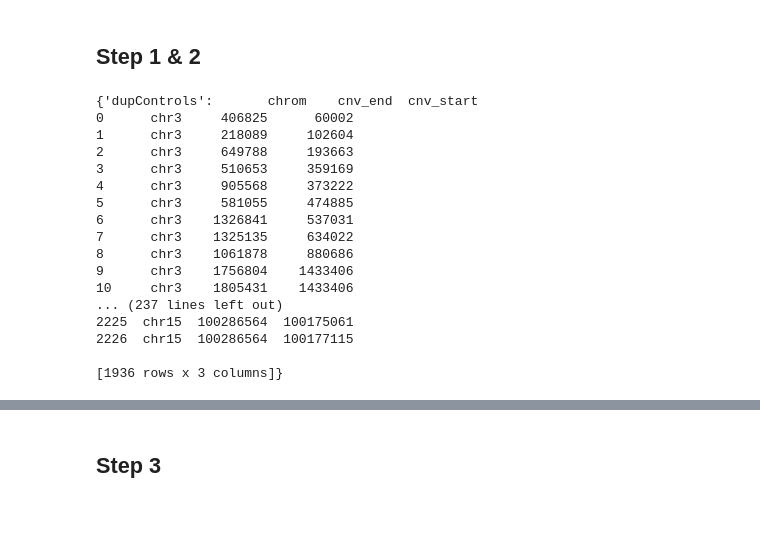
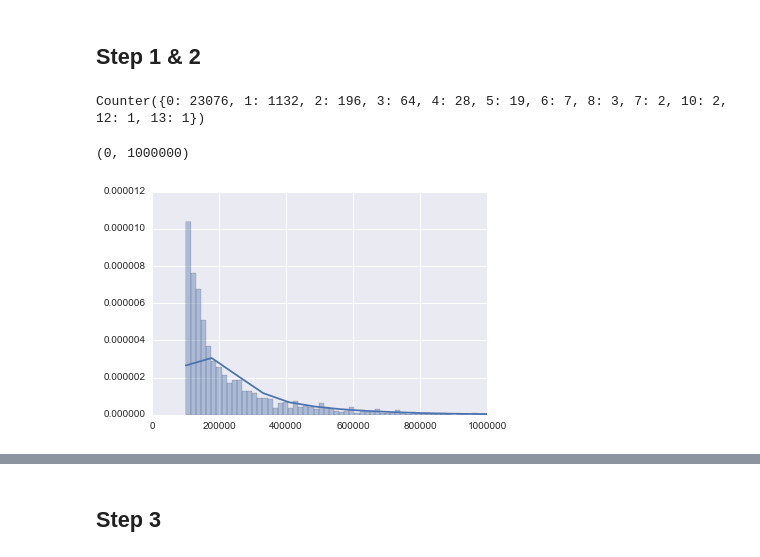
Before and after one commit to gaow/cnv-gene-mapping, a Jupyter notebook: analysis/simulation.ipynb, the cells around one changed output, grey strips where cells are left out. Drawn from its saved outputs; the diff is of its cells as text; code cells hidden in the pictures; blank space fills up the shorter version.

```diff
--- a/analysis/simulation.ipynb
+++ b/analysis/simulation.ipynb
@@ -98,25 +99,7 @@ for dataset in cnvbed.keys():
         cnvbed_df[dataset]["cnv_end"] += list(end)
     cnvbed_df[dataset] = pd.DataFrame.from_dict(cnvbed_df[dataset]).drop_duplicates(
                                             subset=("chrom", "cnv_start", "cnv_end"))
-print (cnvbed_df)
+#print (cnvbed_df)
-# %% [output]
-{'dupControls':       chrom    cnv_end  cnv_start
-0      chr3     406825      60002
-1      chr3     218089     102604
-2      chr3     649788     193663
-3      chr3     510653     359169
-4      chr3     905568     373222
-5      chr3     581055     474885
-6      chr3    1326841     537031
-7      chr3    1325135     634022
-8      chr3    1061878     880686
-9      chr3    1756804    1433406
-10     chr3    1805431    1433406
-... (237 lines left out)
-2225  chr15  100286564  100175061
-2226  chr15  100286564  100177115
-
-[1936 rows x 3 columns]}
 # %%
 # check how many CNVs start in 10K blocks genome
 block = 10000
@@ -132,16 +115,47 @@ for i in range(1,n):
 #print (dup_block)
 cnvdel = [cnvbed_df["delCases"], cnvbed_df["delControls"]]
 cnvdup = [cnvbed_df["dupCases"], cnvbed_df["dupControls"]]
-#print (cnvdel)
+#cnvdel = pd.concat(cnvdel).drop_duplicates(subset=("chrom", "cnv_start", "cnv_end"))
+#print (len(list(cnvdel["cnv_start"])))
 del_df = pd.concat(cnvdel).drop_duplicates(subset=("chrom", "cnv_start", "cnv_end")).transpose()
 dup_df = pd.concat(cnvdup).drop_duplicates(subset=("chrom", "cnv_start", "cnv_end")).transpose()
-#print (del_df)
+
 for line, value in del_df.items():
     index = int(value["cnv_start"] / block+1)
     del_block[index] += 1
-    #print (index)
 #print (del_block)
 for line, value in dup_df.items():
     index = int(value["cnv_start"] / block+1)
     dup_block[index] += 1
+
+dist_del = list(del_block.values())
+#print (len(dist_del))
+counter_del = Counter(dist_del)
+print ((counter_del))
+# %% [output]
+Counter({0: 23076, 1: 1132, 2: 196, 3: 64, 4: 28, 5: 19, 6: 7, 8: 3, 7: 2, 10: 2, 12: 1, 13: 1})
+# %%
+# length of CNVs, and fit mixed geometric distribution
+cnv_length = {}
+for name, value in cnvbed_df.items():
+    query = """
+    SELECT cnv_end-cnv_start
+    FROM value
+    """
+    cnv_length[name] = sqldf(query)
+    cnv_length[name] = cnv_length[name].rename(columns={"cnv_end-cnv_start": "cnv_length"})
+#print (cnv_length["delCases"])
+#print (np.median(cnv_length["dupCases"]))
+del_length = [cnv_length["delCases"], cnv_length["delControls"]]
+#print (del_length)
+dup_length = [cnv_length["dupCases"], cnv_length["dupControls"]]
+del_length = pd.concat(del_length).transpose()
+dup_length = pd.concat(dup_length).transpose()
+sns.distplot(del_length, 500)
+sns.plt.xlim(0, 1000000)
+#sns.distplot(dup_length[0:1000], color="red")
+#plt.plot(cnv_length["delControls"])
+# %% [output]
+(0, 1000000)
+[figure, added]
 # %%
```
Also changed, not shown: parts of 9 cells of this notebook.
